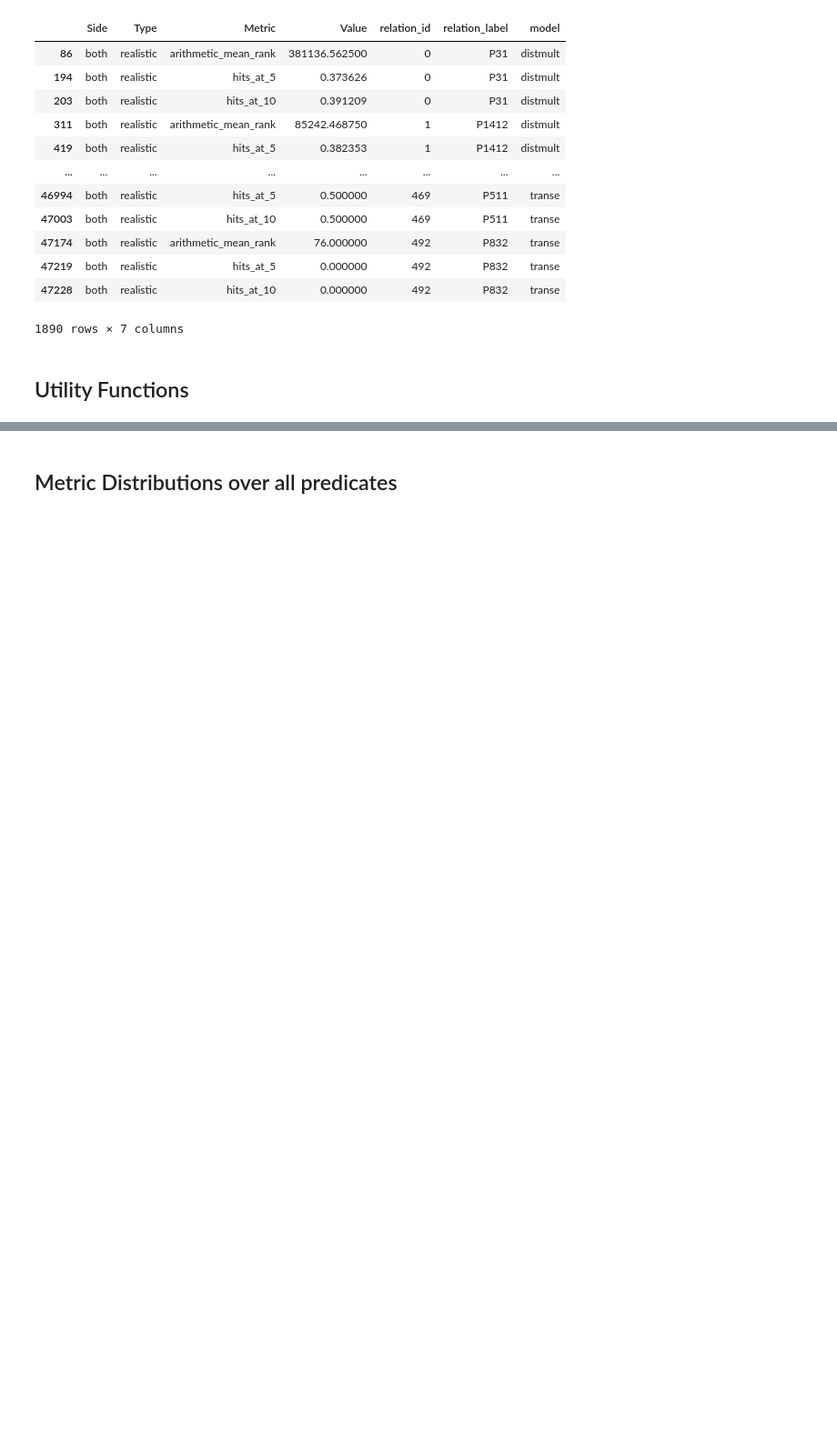
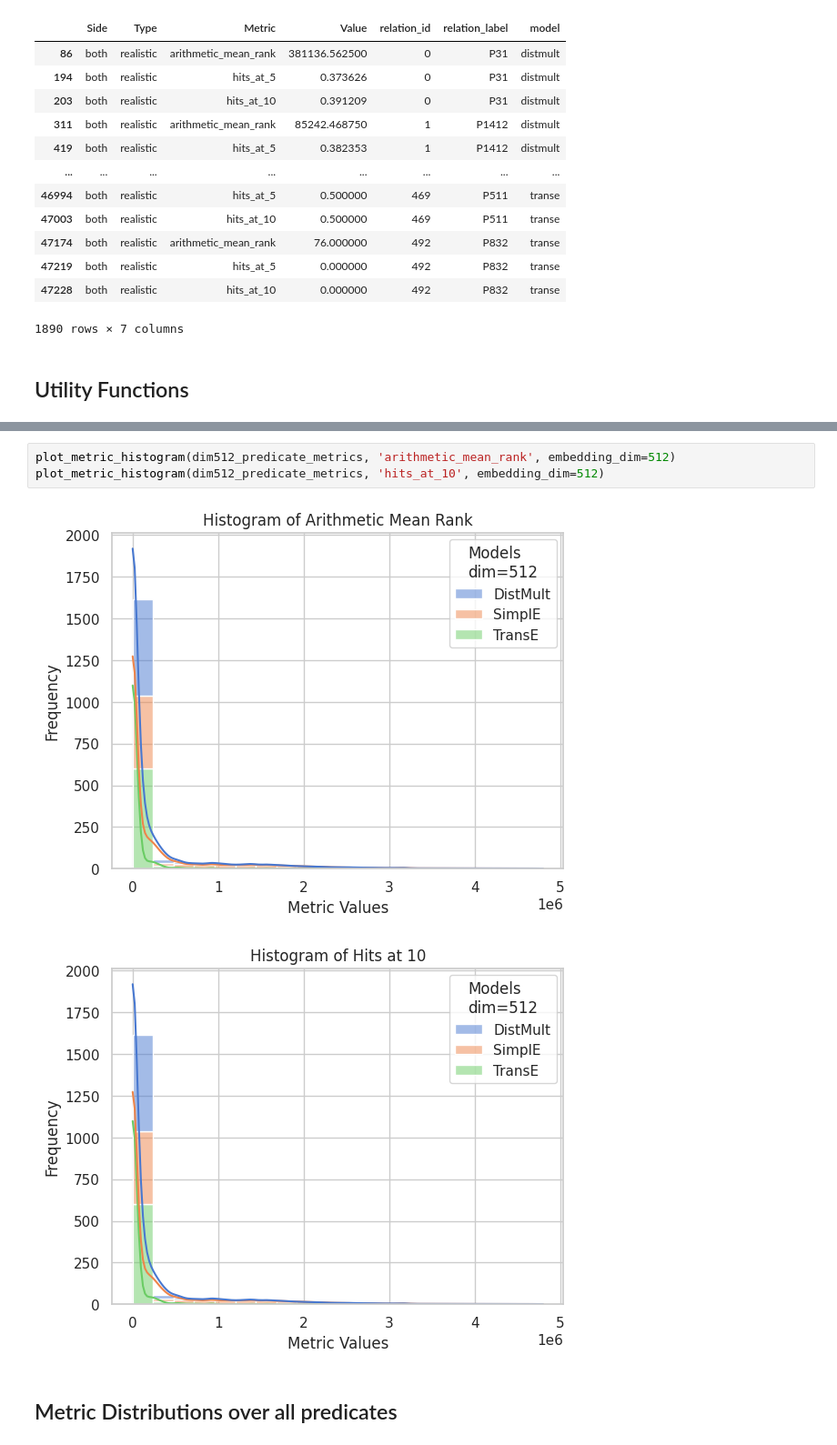
Before and after one commit to mortenterhart/KGE_Query_Completion, a Jupyter notebook: compare_example_predicates.ipynb, the cells around one changed output, grey strips where cells are left out. Shown at 91% size. Drawn from its saved outputs; the diff is of its cells as text; blank space fills up the shorter version.

```diff
--- a/find_example_predicates.ipynb
+++ b/compare_example_predicates.ipynb
@@ -90,3 +139,9 @@ def get_wikidata_property_names(property_ids: list):
+# %%
+plot_metric_histogram(dim512_predicate_metrics, 'arithmetic_mean_rank', embedding_dim=512)
+plot_metric_histogram(dim512_predicate_metrics, 'hits_at_10', embedding_dim=512)
+# %% [output]
+[figure, added]
+[figure, added]
 # %% [markdown]
 ## Metric Distributions over all predicates
 # %%
```
Also changed, not shown: parts of 11 cells of this notebook.
